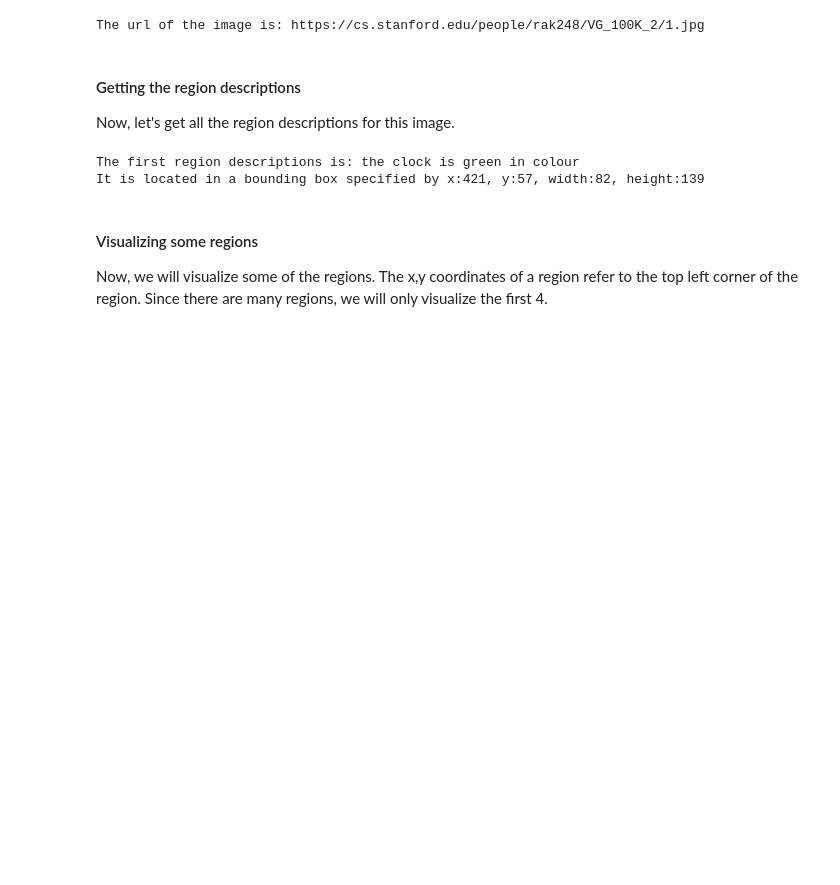
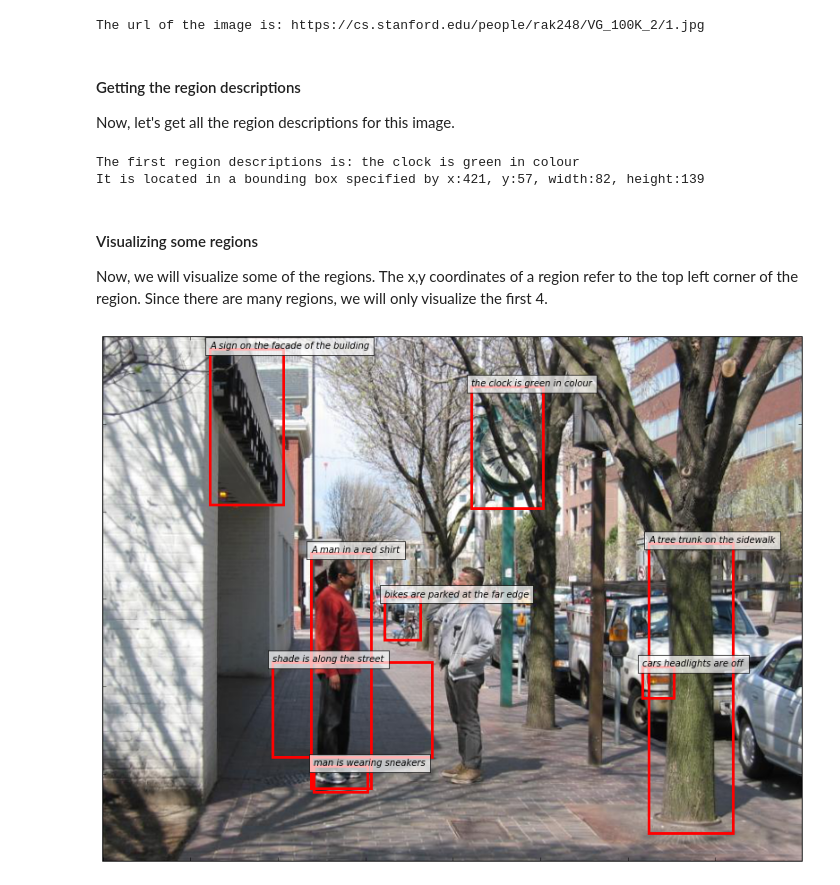
Before and after one commit to ranjaykrishna/visual_genome_python_driver, a Jupyter notebook: region_visualization_demo.ipynb, the cells around one changed output. Drawn from its saved outputs; the diff is of its cells as text; code cells hidden in the pictures; blank space fills up the shorter version.

Commit message:
visualization tutorial for region annotations complete

```diff
--- a/region_visualization_demo.ipynb
+++ b/region_visualization_demo.ipynb
@@ -39,17 +42,24 @@ It is located in a bounding box specified by x:421, y:57, width:82, height:139
 #### Visualizing some regions
 Now, we will visualize some of the regions. The x,y coordinates of a region refer to the top left corner of the region. Since there are many regions, we will only visualize the first 4.
 # %%
+fig = plt.gcf()
+fig.set_size_inches(18.5, 10.5)
 def visualize_regions(image, regions):
-    plt.imshow(image)
+    response = requests.get(image.url)
+    img = PIL_Image.open(StringIO(response.content))
+    plt.imshow(img)
     ax = plt.gca()
     for region in regions:
         ax.add_patch(Rectangle((region.x, region.y),
                                region.width,
                                region.height,
                                fill=False,
                                edgecolor='red',
                                linewidth=3))
-        fig = plt.gcf()
-        plt.tick_params(labelbottom='off', labelleft='off')
-        plt.show()
-visualize_regions(image, regions[:4])
+        ax.text(region.x, region.y, region.phrase, style='italic', bbox={'facecolor':'white', 'alpha':0.7, 'pad':10})
+    fig = plt.gcf()
+    plt.tick_params(labelbottom='off', labelleft='off')
+    plt.show()
+visualize_regions(image, regions[:8])
+# %% [output]
+[figure, added]
```
Also changed, not shown: parts of 1 cell of this notebook.
